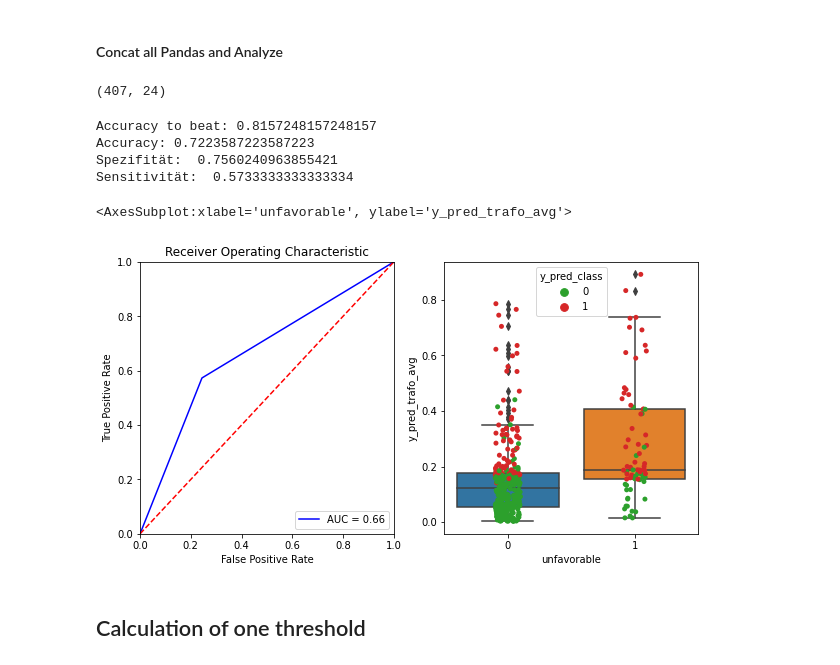
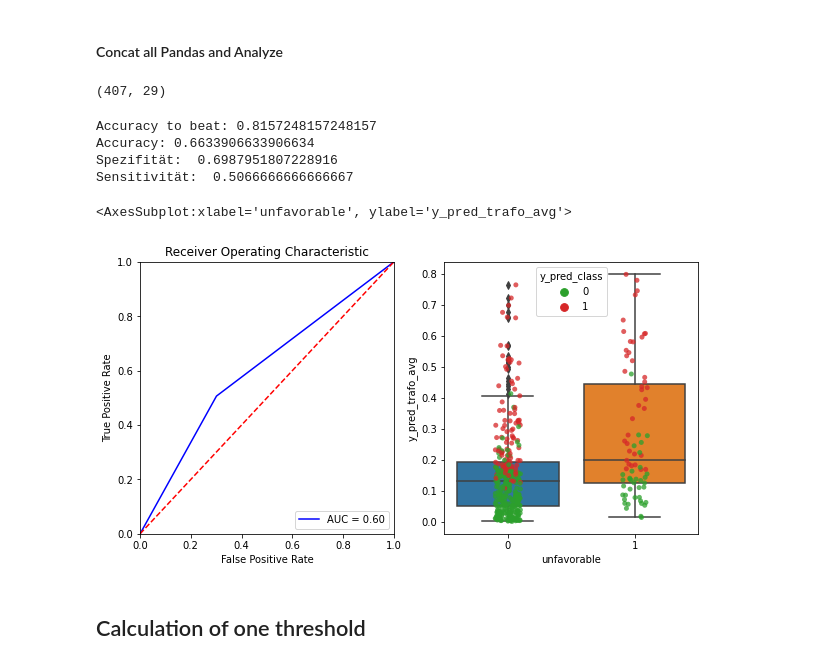
Before and after one commit to NorDar/explainable_AI, a Jupyter notebook: Result_Assembly.ipynb, the cells around one changed output. Cells and saved outputs as stored; diff of their text form; code cells hidden in the pictures.

```diff
--- a/Result_Assembly.ipynb
+++ b/Result_Assembly.ipynb
@@ -65,7 +66,7 @@ https://towardsdatascience.com/understand-your-algorithm-with-grad-cam-d3b62fce3
 ## Load Data and Results
 # %%
 # Define Version (which splits and models)
-version = "10Fold_softmax_V0" # one of "10Fold_sigmoid_V0", "10Fold_softmax_V0", "10Fold_softmax_V1", "andrea"
+version = "10Fold_sigmoid_V1" # one of "10Fold_sigmoid_V0", "10Fold_sigmoid_V1", "10Fold_softmax_V0", "10Fold_softmax_V1", "andrea"
 
 # should csv be saved?
 save_file = False
@@ -486,7 +487,7 @@ Sensitivität:  0.5
 all_results = pd.concat(results_list)
 all_results.shape
 # %% [output]
-(407, 24)
+(407, 29)
 # %%
 y_org = all_results["unfavorable"]
 y_pred = all_results["y_pred_class"]
@@ -501,37 +502,38 @@ print("Accuracy to beat: " + str(1 - np.mean(y_org)))
 print("Accuracy: " + str(np.mean(y_pred_label == y_org)))
 
 print("Spezifität: ", 1-fpr[1])
 print("Sensitivität: ", tpr[1])
 
 fig, (ax1, ax2) = plt.subplots(1, 2, figsize = (10,5))
 
 # method I: plt
 ax1.title.set_text('Receiver Operating Characteristic')
 ax1.plot(fpr, tpr, 'b', label = 'AUC = %0.2f' % roc_auc)
 ax1.legend(loc = 'lower right')
 ax1.plot([0, 1], [0, 1],'r--')
 ax1.set_xlim([0, 1])
 ax1.set_ylim([0, 1])
 ax1.set_ylabel('True Positive Rate')
 ax1.set_xlabel('False Positive Rate')
 
 sns.boxplot(x = "unfavorable",
     y = "y_pred_trafo_avg",
     data = all_results,
     ax = ax2)
 sns.stripplot(x = "unfavorable",
     y = "y_pred_trafo_avg",
     hue = 'y_pred_class',
     palette=["C2", "C3", "k"],
     data = all_results,
+    alpha = 0.75,
     ax = ax2)
 # %% [output]
 Accuracy to beat: 0.8157248157248157
-Accuracy: 0.7223587223587223
-Spezifität:  0.7560240963855421
-Sensitivität:  0.5733333333333334
+Accuracy: 0.6633906633906634
+Spezifität:  0.6987951807228916
+Sensitivität:  0.5066666666666667
 <AxesSubplot:xlabel='unfavorable', ylabel='y_pred_trafo_avg'>
-[figure, old version]
+[figure, new version]
 # %% [markdown]
 ## Calculation of one threshold
 # %%
```
Also changed, not shown: parts of 19 cells of this notebook, 2 other files.
